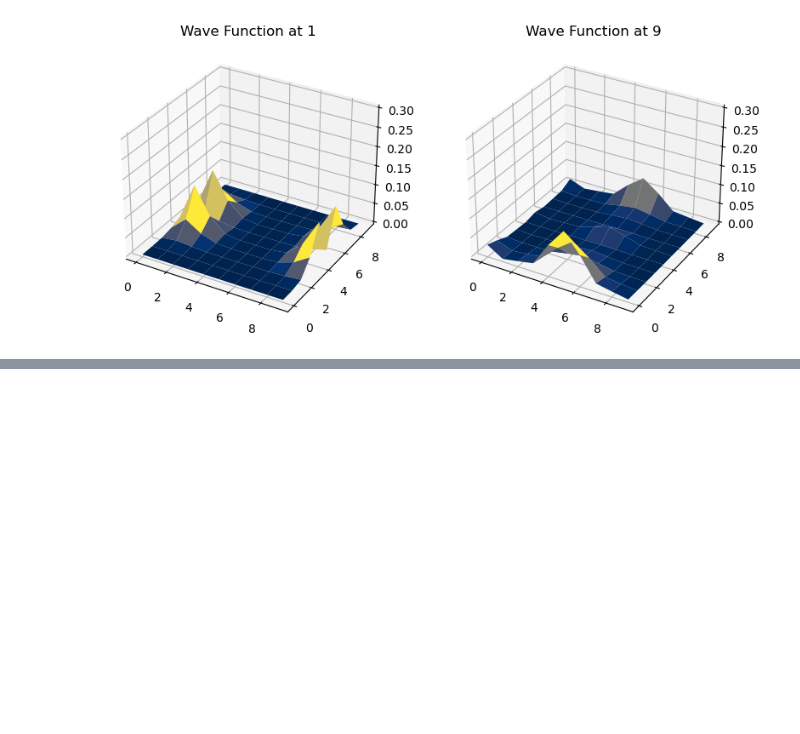
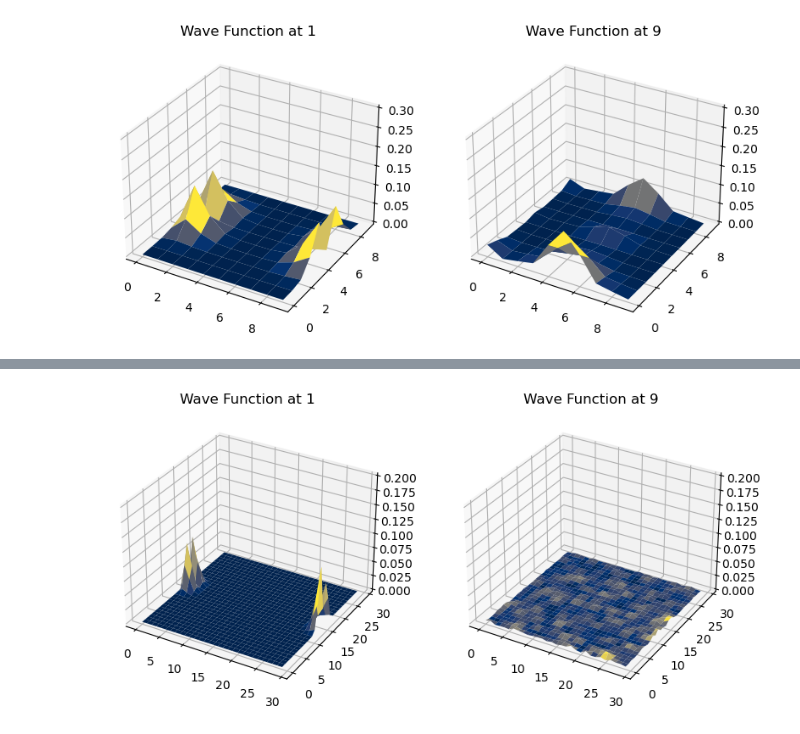
Before and after one commit to ravikoka/qgraph, a Jupyter notebook: 2d_chain.ipynb, the cells around one changed output, grey strips where cells are left out. Drawn from its saved outputs; the diff is of its cells as text; code cells hidden in the pictures; blank space fills up the shorter version.

```diff
--- a/2d_chain.ipynb
+++ b/2d_chain.ipynb
@@ -166,0 +282,23 @@ plt.show()
+# %%
+fig = plt.figure(figsize=plt.figaspect(0.5))
+ax = fig.add_subplot(1, 2, 1, projection='3d')
+
+x = np.arange(0, n, 1)
+y = np.arange(0, n, 1)
+X, Y = np.meshgrid(x, y)
+dens1 = (np.real(np.multiply(history[1].conj(), history[1]))).reshape((n, n))
+surf = ax.plot_surface(X, Y, dens1, cmap=plt.cm.cividis)
+maxy1 = max(dens1.flatten())
+ax.set_zlim(0, max(maxy1, 0.2))
+ax.set_title("Wave Function at 1")
+
+ax = fig.add_subplot(1, 2, 2, projection='3d')
+dens2 = (np.real(np.multiply(history[8].conj(), history[8]))).reshape((n, n))
+surf = ax.plot_surface(X, Y, dens2, cmap=plt.cm.cividis)
+maxy2 = max(dens2.flatten())
+ax.set_zlim(0, max(maxy2, 0.2))
+ax.set_title("Wave Function at 9")
+
+plt.show()
+# %% [output]
+[figure, added]
```
Also changed, not shown: parts of 4 cells of this notebook.
